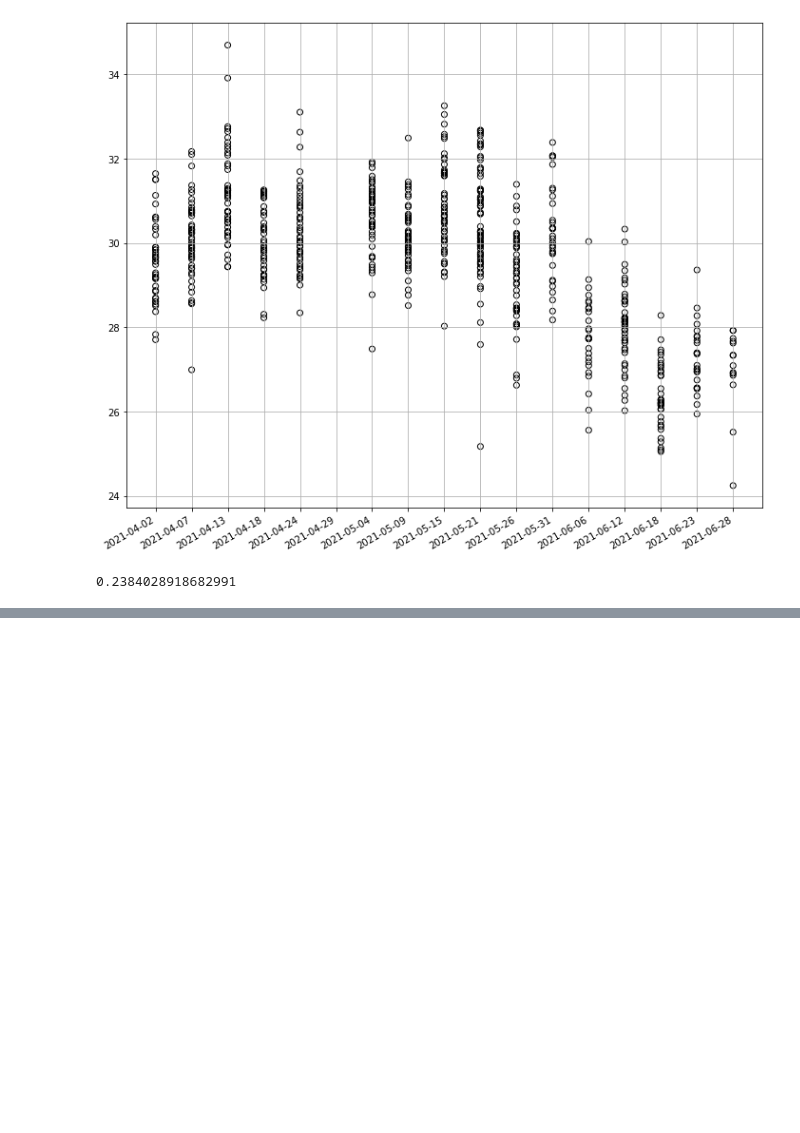
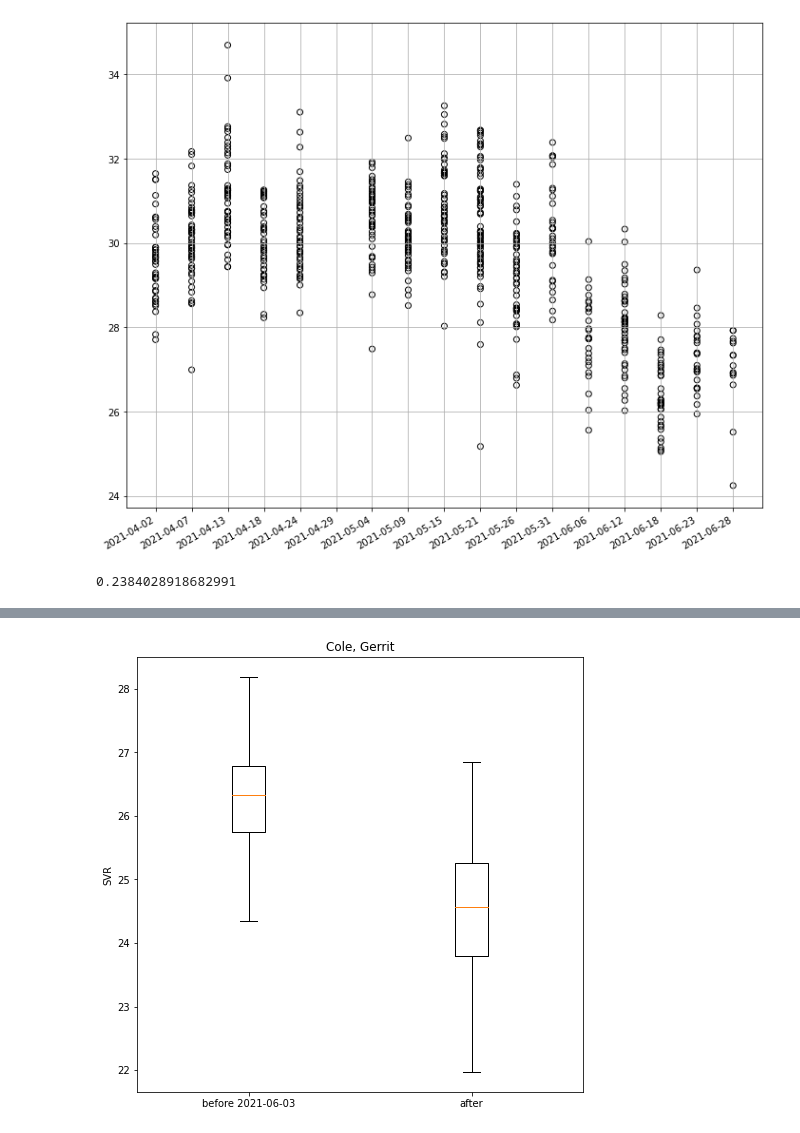
Before and after one commit to dsmcgraw/mlb_spin_rate, a Jupyter notebook: mlb_spin_rate_EDA.ipynb, the cells around one changed output, grey strips where cells are left out. Drawn from its saved outputs; the diff is of its cells as text; code cells hidden in the pictures; blank space fills up the shorter version.

```diff
--- a/mlb_spin_rate_EDA.ipynb
+++ b/mlb_spin_rate_EDA.ipynb
@@ -128,3 +133,24 @@ def plot_SVR(player_stats):
     plt.tight_layout()
     plt.show()
+# %%
+def plot_SVR_boxplot(player_stats, treatment_datestr='2021-06-03'):
+    """
+    plot boxplots of SVR before and after treatment
+    player_stats: df
+    treatment_date: str (%Y-%m-%d')
+    """
+    # prepare data
+    treatment_date = datetime.datetime.strptime(treatment_datestr, '%Y-%m-%d')
+    before = [i for i in player_stats['SVR'].truncate(after=treatment_date).values if not np.isnan(i)]
+    after = [i for i in player_stats['SVR'].truncate(before=treatment_date).values if not np.isnan(i)]
+    data = [before, after]
+    player_name = player_stats['player_name'].values[0]
+
+    # plot
+    fig, ax = plt.subplots(figsize=(8, 8))
+    ax.boxplot(data, showfliers=False)
+    ax.set_xticklabels(labels=['before {}'.format(treatment_datestr), 'after'])
+    ax.set_ylabel('SVR')
+    ax.set_title(player_name)
+    plt.show()
 # %%
@@ -135,0 +162,4 @@ Gathering Player Data
+# %%
+plot_SVR_boxplot(player_stats)
+# %% [output]
+[figure, added]
```
Also changed, not shown: parts of 4 cells of this notebook.
